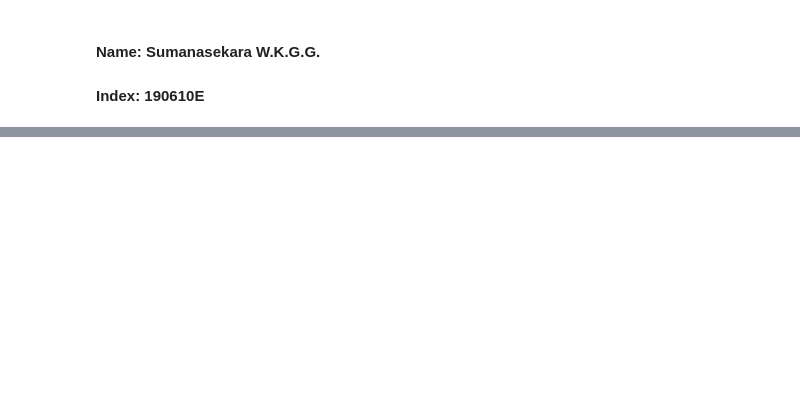
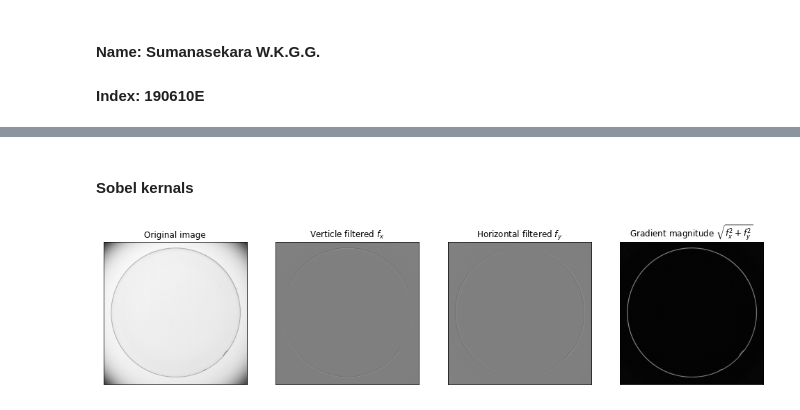
Before and after one commit to GevinduGanganath/EN2550, a Jupyter notebook: Week 3/190610E.ipynb, the cells around one changed output, grey strips where cells are left out. Cells and saved outputs as stored; diff of their text form; code cells hidden in the pictures; blank space fills up the shorter version.

```diff
--- a/Week 3/190610E.ipynb
+++ b/Week 3/190610E.ipynb
@@ -71,0 +61,38 @@ print(Z)
+# %% [markdown]
+#### Sobel kernals
+# %%
+img_contact_lens = cv.imread("contact_lens.tif", cv.IMREAD_GRAYSCALE).astype(np.float32)
+assert img_contact_lens is not None
+
+sobel_verticle = np.array(((-1, -2, -1), (0, 0, 0), (1, 2, 1)), dtype=np.float32)
+sobel_horzontal = np.array(((-1, 0, 1), (-2, 0, 2), (-1, 0, 1)), dtype=np.float32)
+verticle_filtered = cv.filter2D(img_contact_lens, -1, sobel_verticle)
+horizontal_filtered = cv.filter2D(img_contact_lens, -1, sobel_horzontal)
+grad_mag = np.sqrt(verticle_filtered**2 + horizontal_filtered**2)
+
+fig, ax = plt.subplots(1, 4, figsize=(17,10))
+
+ax[0].imshow(img_contact_lens, cmap="gray", vmin=0, vmax=255)
+ax[0].get_xaxis().set_visible(False)
+ax[0].get_yaxis().set_visible(False)
+ax[0].set_title("Original image")
+
+ax[1].imshow(verticle_filtered, cmap="gray", vmin=-1020, vmax=1020)
+ax[1].get_xaxis().set_visible(False)
+ax[1].get_yaxis().set_visible(False)
+ax[1].set_title("Verticle filtered $f_x$")
+
+ax[2].imshow(horizontal_filtered, cmap="gray", vmin=-1020, vmax=1020)
+ax[2].get_xaxis().set_visible(False)
+ax[2].get_yaxis().set_visible(False)
+ax[2].set_title("Horizontal filtered $f_y$")
+
+ax[3].imshow(grad_mag, cmap="gray")
+ax[3].get_xaxis().set_visible(False)
+ax[3].get_yaxis().set_visible(False)
+ax[3].set_title("Gradient magnitude $\sqrt{f_x^2 + f_y^2}$")
+
+
+plt.show()
+# %% [output]
+[figure, added]
```
Also changed, not shown: parts of 8 cells of this notebook, 3 other files.
